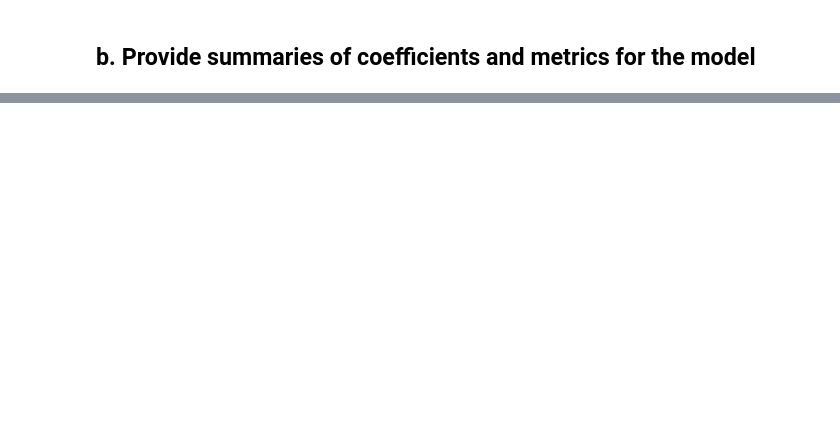
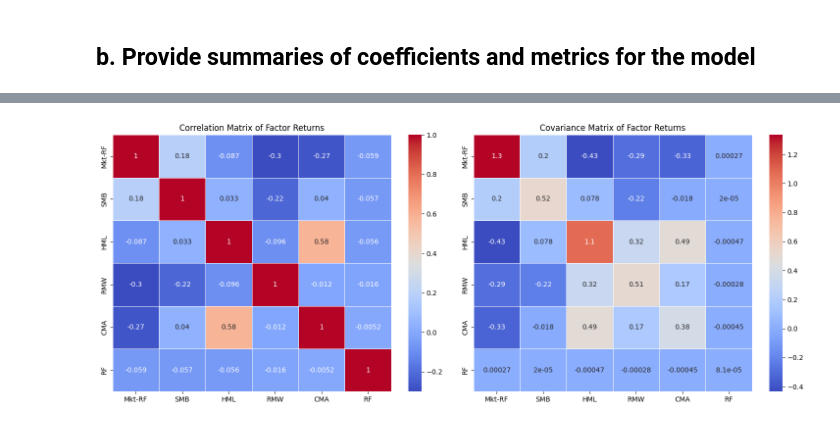
Before and after one commit to George-Creekbed/WQU-Portfolio_Management-GWP1, a Jupyter notebook: Portfolio Management, Group Work Project 1.ipynb, the cells around one changed output, grey strips where cells are left out. Saved outputs shown, nothing was run; the diff lists cells and outputs as text; code cells hidden in the pictures; blank space fills up the shorter version.

```diff
--- a/Portfolio Management, Group Work Project 1.ipynb
+++ b/Portfolio Management, Group Work Project 1.ipynb
@@ -214,0 +356,37 @@ Find the betas of factors in the Fama-French 3 model.
+# %%
+# Assuming df_correlation and df_covariance are your computed matrices
+# Create sample correlation and covariance matrices for demonstration
+df_correlation = pd.DataFrame({
+    'Mkt-RF': [1.000000, 0.184681, -0.087465, -0.300522, -0.272049, -0.059037],
+    'SMB': [0.184681, 1.000000, 0.032719, -0.222612, 0.039643, -0.056948],
+    'HML': [-0.087465, 0.032719, 1.000000, -0.096202, 0.582800, -0.055961],
+    'RMW': [-0.300522, -0.222612, -0.096202, 1.000000, -0.011507, -0.016484],
+    'CMA': [-0.272049, 0.039643, 0.582800, -0.011507, 1.000000, -0.005166],
+    'RF': [-0.059037, -0.056948, -0.055961, -0.016484, -0.005166, 1.000000]
+}, index=['Mkt-RF', 'SMB', 'HML', 'RMW', 'CMA', 'RF'])
+
+df_covariance = pd.DataFrame({
+    'Mkt-RF': [1.334268,  0.202983, -0.434340, -0.289578, -0.334463,  0.000273],
+    'SMB': [0.202983,  0.521171,  0.078026, -0.221254, -0.018091,  0.000020],
+    'HML': [-0.434340,  0.078026,  1.075704,  0.320962,  0.485003, -0.000468],
+    'RMW': [-0.289578, -0.221254,  0.320962,  0.507100,  0.171608, -0.000283],
+    'CMA': [-0.334463, -0.018091,  0.485003,  0.171608,  0.383770, -0.000447],
+    'RF': [0.000273,  0.000020, -0.000468, -0.000283, -0.000447,  0.000081]
+}, index=['Mkt-RF', 'SMB', 'HML', 'RMW', 'CMA', 'RF'])
+
+# Set up the figure with two subplots
+fig, axes = plt.subplots(1, 2, figsize=(15, 6))
+
+# Plot the correlation matrix
+sns.heatmap(df_correlation, annot=True, cmap='coolwarm', linewidths=0.5, ax=axes[0])
+axes[0].set_title('Correlation Matrix of Factor Returns')
+
+# Plot the covariance matrix
+sns.heatmap(df_covariance, annot=True, cmap='coolwarm', linewidths=0.5, ax=axes[1])
+axes[1].set_title('Covariance Matrix of Factor Returns')
+
+# Adjust layout
+plt.tight_layout()
+plt.show()
+# %% [output]
+[figure, added]
```
Also changed, not shown: parts of 29 cells of this notebook.
